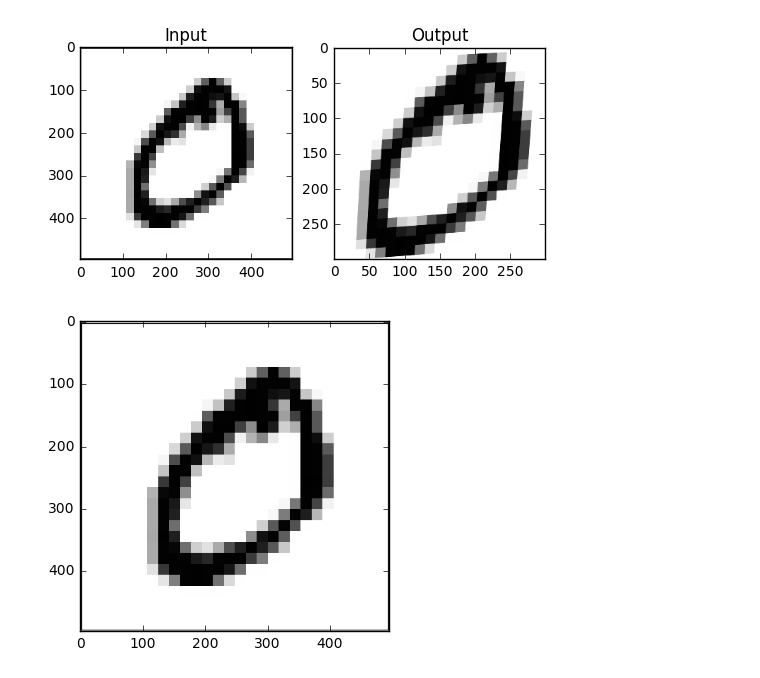
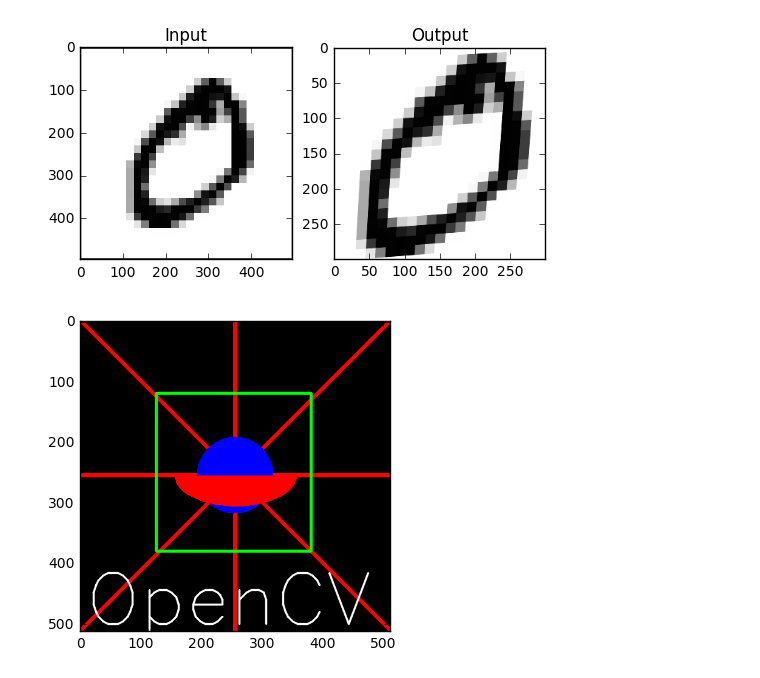
Before and after one commit to daryadedik/playground, a Jupyter notebook: opencv_ipynb/opencv-image-processing.ipynb, the cells around one changed output. Cells and saved outputs as stored; diff of their text form; code cells hidden in the pictures.

```diff
--- a/opencv_ipynb/opencv-image-processing.ipynb
+++ b/opencv_ipynb/opencv-image-processing.ipynb
@@ -334,10 +334,25 @@ plt.subplot(122),plt.imshow(dst),plt.title('Output')
 plt.show()
 # %% [output]
 [figure]
-# %%
-img = cv2.imread('zero.png')
-
-plt.imshow(img)
-plt.show()
-# %% [output]
-[figure, removed]
+# %%
+# Create a black image
+img = np.zeros((512,512,3), np.uint8) #black image sized 512x512x3
+
+# Draw a diagonal blue line with thickness of 5 px
+cv2.line(img,(0,0),(511,511),(255,0,0),5)
+cv2.line(img,(0,511),(511,0),(255,0,0),5)
+cv2.line(img,(0,255),(511,255),(255,0,0),5)
+cv2.line(img,(255,511),(255,0),(255,0,0),5)
+
+cv2.rectangle(img,(125,380),(380,120),(0,255,0),3) #rectangular
+cv2.circle(img,(255,255), 63, (0,0,255), -1) #circle
+
+cv2.ellipse(img,(256,256),(100,50),0,0,180,255,-1) #elipsis
+
+font = cv2.FONT_HERSHEY_SIMPLEX
+cv2.putText(img,'OpenCV',(10,500), font, 4,(255,255,255),2,cv2.LINE_AA)
+
+plt.imshow(img)
+plt.show()
+# %% [output]
+[figure, added]
```
Also changed, not shown: 1 other file.
